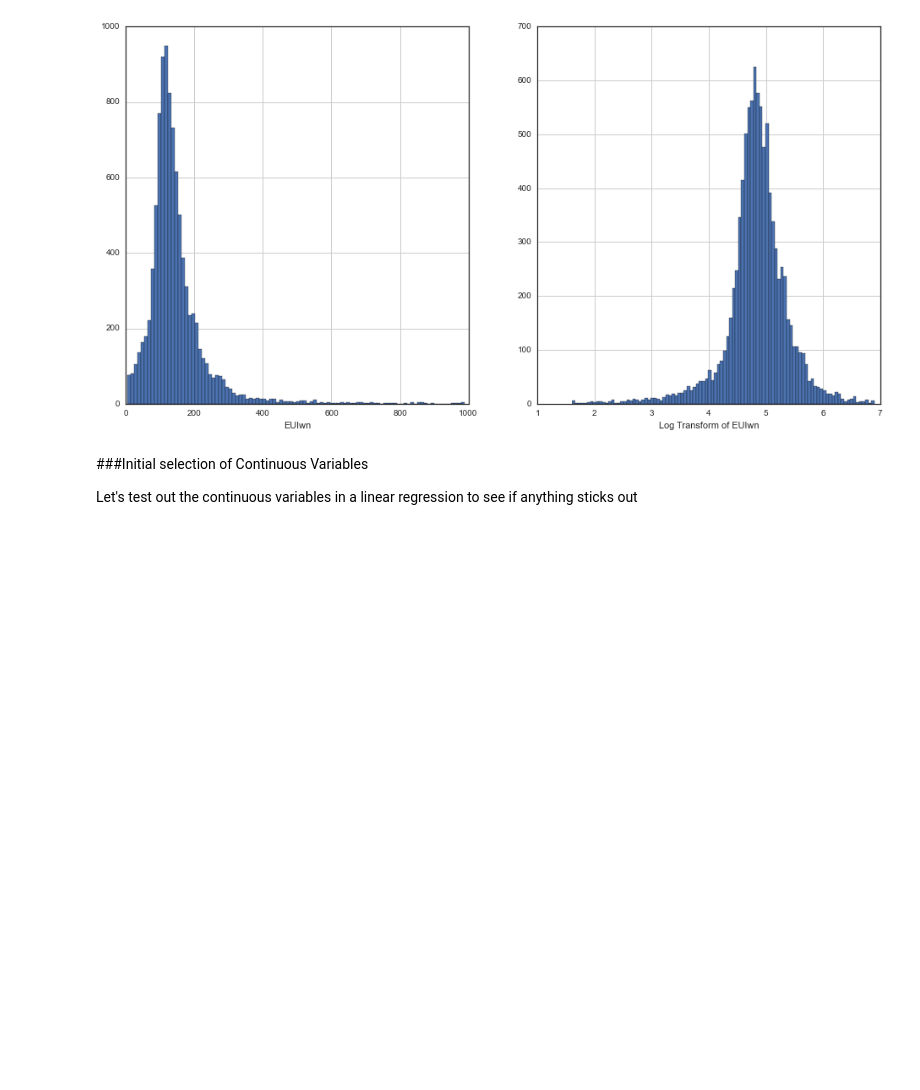
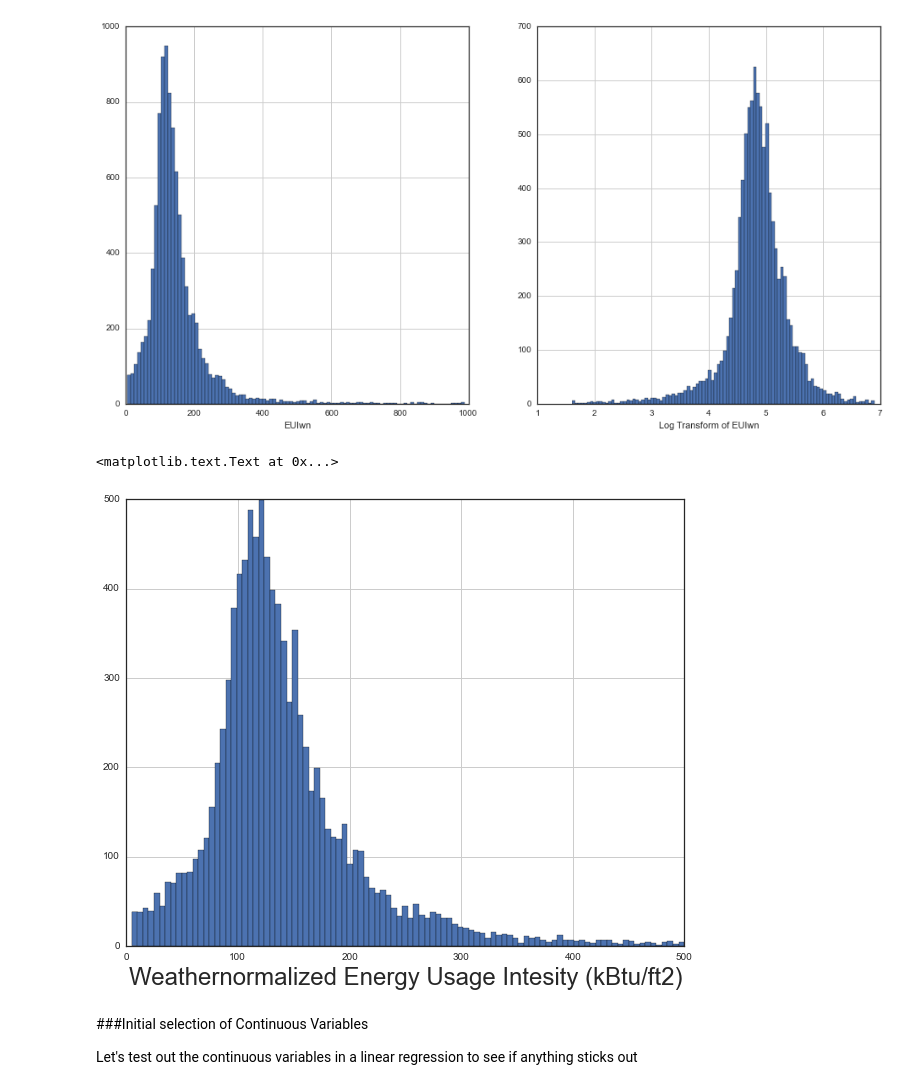
Before and after one commit to theolove/ga_project1_tlove, a Jupyter notebook: Projects/Project 2/Project_2_tlove.ipynb, the cells around one changed output. Saved outputs shown, nothing was run; the diff lists cells and outputs as text; code cells hidden in the pictures; blank space fills up the shorter version.

```diff
--- a/Projects/Project 2/Project_2_tlove.ipynb
+++ b/Projects/Project 2/Project_2_tlove.ipynb
@@ -412,6 +414,15 @@ plt.xlabel('Log Transform of EUIwn')
 # %% [output]
 <matplotlib.text.Text at 0x...>
 [figure]
+# %%
+plt.figure(figsize=(10,8))
+plt.subplot(111)
+bd[bd.EUIwn <500].EUIwn.hist(bins=100)
+#plt.hist(bd.EUIwn, bins=100)
+plt.xlabel('Weathernormalized Energy Usage Intesity (kBtu/ft2)', fontsize=24)
+# %% [output]
+<matplotlib.text.Text at 0x...>
+[figure, added]
 # %% [markdown]
 ###Initial selection of Continuous Variables
 
```
Also changed, not shown: parts of 23 cells of this notebook, 5 other files.
